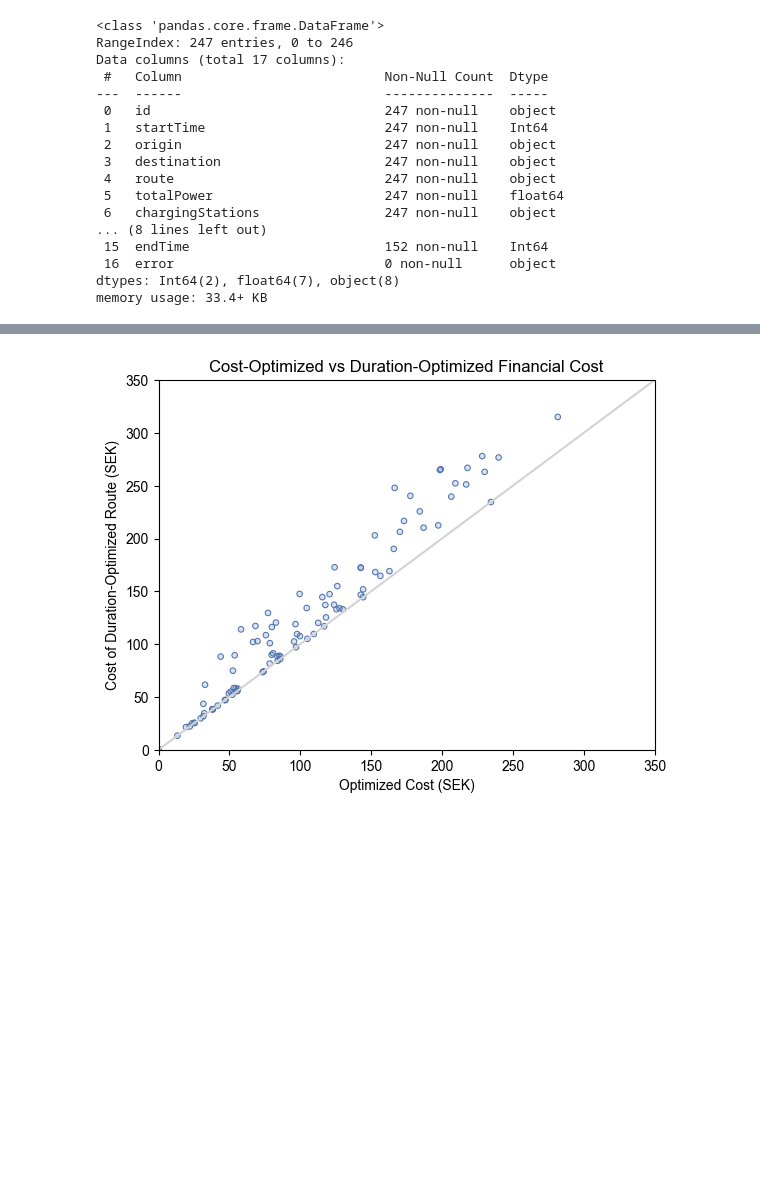
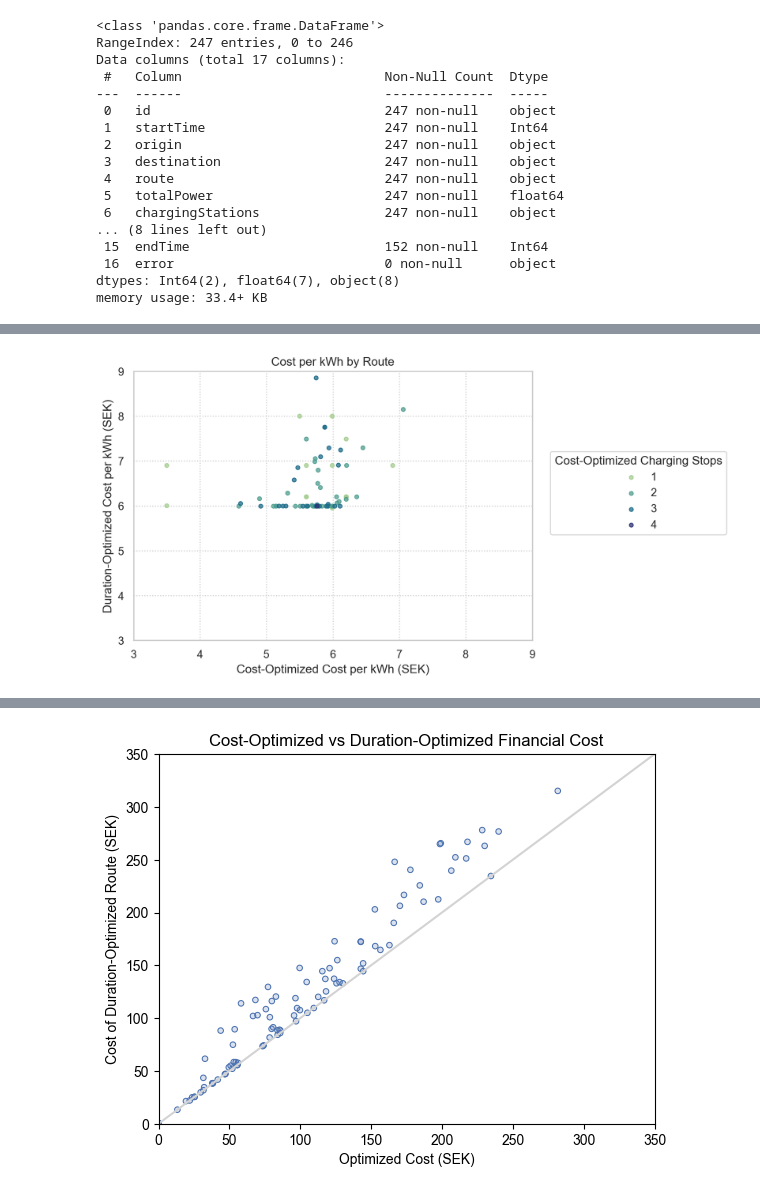
Before and after one commit to mattlehrer/ev-routing-experiment-analysis, a Jupyter notebook: figures.ipynb, the cells around one changed output, grey strips where cells are left out. Drawn from its saved outputs; the diff is of its cells as text; code cells hidden in the pictures; blank space fills up the shorter version.

```diff
--- a/figures.ipynb
+++ b/figures.ipynb
@@ -130,3 +134,7 @@ positiveCost.describe()
+# %%
+so.Plot(positiveCost, x=positiveCost['Cost-Optimized Cost per kW'], y=positiveCost['Duration-Optimized Cost per kW']).theme({**axes_style("whitegrid"), "grid.linestyle": ":"}).add(so.Dots(fillalpha=.75), color="Cost-Optimized Charging Stops").label(x="Cost-Optimized Cost per kWh (SEK)", y="Duration-Optimized Cost per kWh (SEK)", title="Cost per kWh by Route").scale(color="crest").limit(x=(3,9), y=(3,9))
+# %% [output]
+[figure, added]
 # %%
 positiveCost['Nominal Savings'] = positiveCost.apply(lambda r: (r['optimizedDurationFinancialCost'] - r['optimizedCost']), axis=1)
 positiveCost['Percentage Savings'] = positiveCost.apply(lambda r: r['Nominal Savings']/r['optimizedDurationFinancialCost'], axis=1)
```
Also changed, not shown: parts of 7 cells of this notebook.
